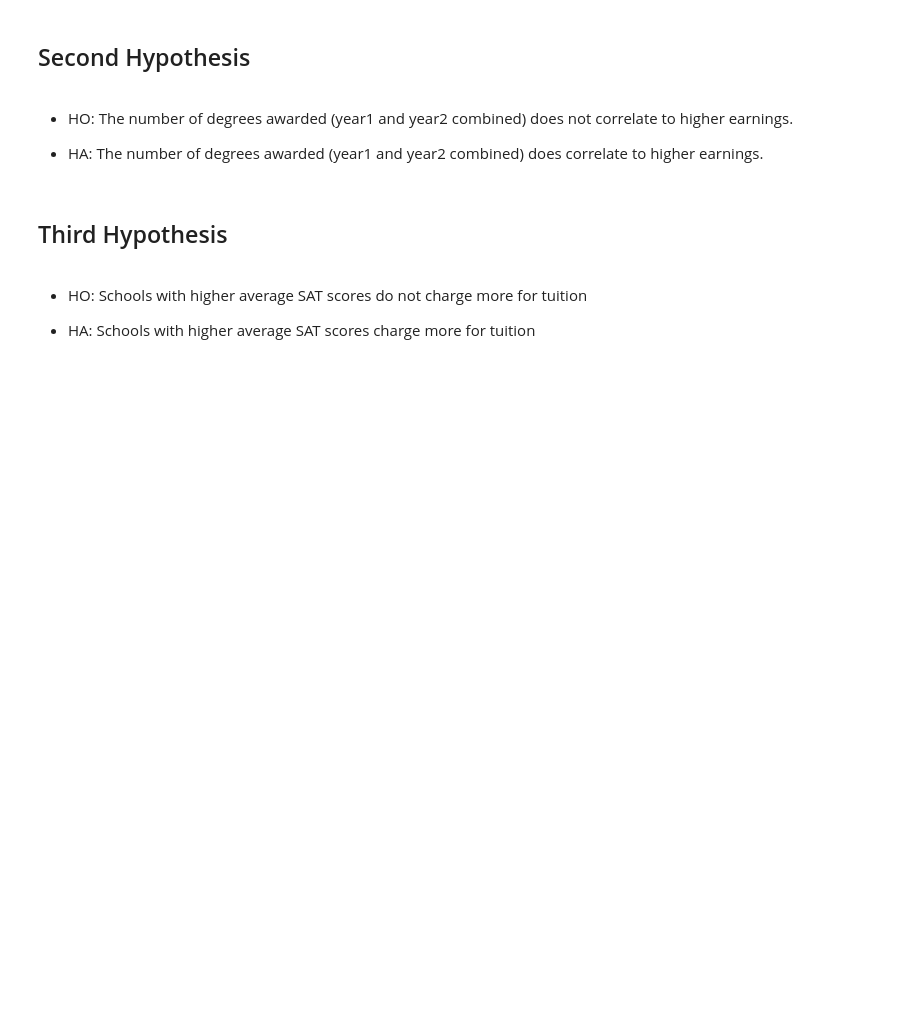
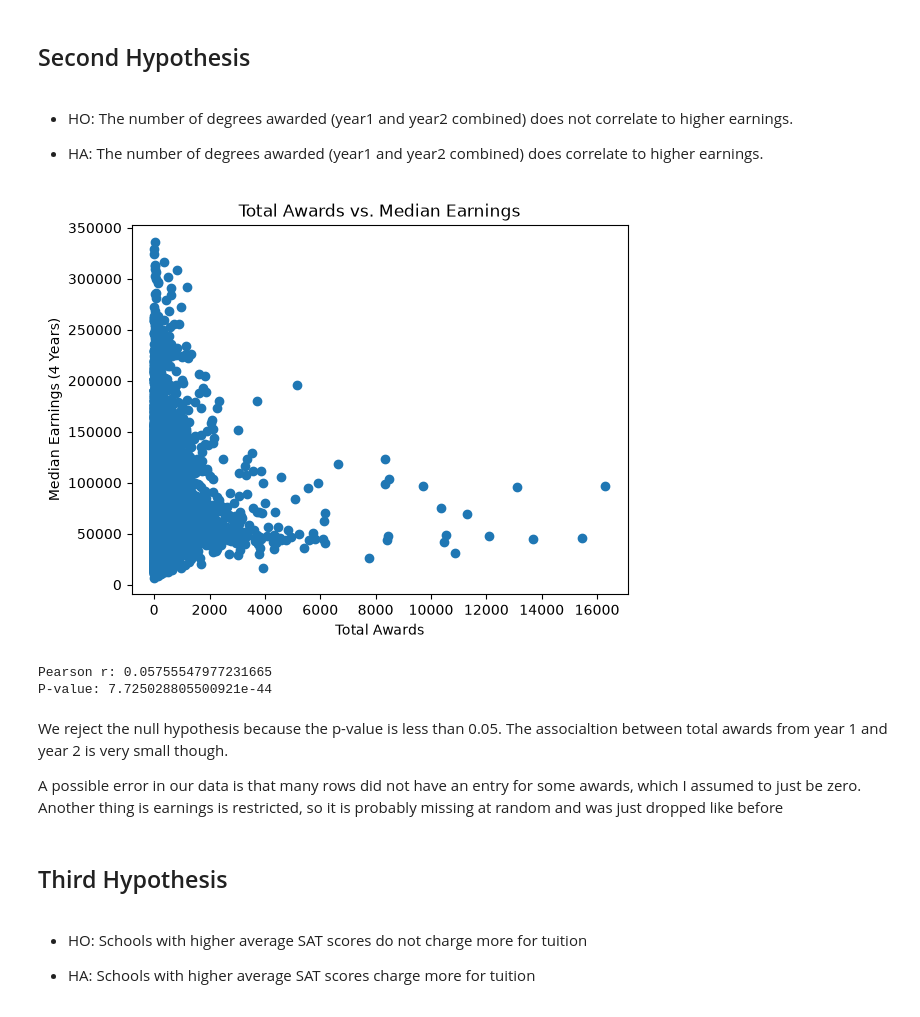
Before and after one commit to brimullinix/CMSC320_project, a Jupyter notebook: Checkpoint_2.ipynb, the cells around one changed output. Cells and saved outputs as stored; diff of their text form; code cells hidden in the pictures; blank space fills up the shorter version.

```diff
--- a/Checkpoint_2.ipynb
+++ b/Checkpoint_2.ipynb
@@ -105,6 +141,33 @@ Do schools with higher average SAT scores charge more for tuition?
 - HO: The number of degrees awarded (year1 and year2 combined) does not correlate to higher earnings.
 
 - HA: The number of degrees awarded (year1 and year2 combined) does correlate to higher earnings.
+# %%
+df["awards_year1"] = df["awards_year1"].fillna(0)
+df["awards_year2"] = df["awards_year2"].fillna(0)
+
+df["total_awards"] = df["awards_year1"] + df["awards_year2"]
+
+earnings = df[["total_awards", "median_earnings_4yr_usd"]].dropna()
+
+plt.scatter(earnings["total_awards"], earnings["median_earnings_4yr_usd"])
+plt.xlabel("Total Awards")
+plt.ylabel("Median Earnings (4 Years)")
+plt.title("Total Awards vs. Median Earnings")
+plt.show()
+# %% [output]
+[figure, added]
+# %%
+r, p = stats.pearsonr(earnings["total_awards"], earnings["median_earnings_4yr_usd"])
+
+print("Pearson r:", r)
+print("P-value:", p)
+# %% [output]
+Pearson r: 0.05755547977231665
+P-value: 7.725028805500921e-44
+# %% [markdown]
+We reject the null hypothesis because the p-value is less than 0.05. The associaltion between total awards from year 1 and year 2 is very small though.
+
+A possible error in our data is that many rows did not have an entry for some awards, which I assumed to just be zero. Another thing is earnings is restricted, so it is probably missing at random and was just dropped like before
 # %% [markdown]
 ## Third Hypothesis
 # %% [markdown]
```
Also changed, not shown: parts of 8 cells of this notebook.
